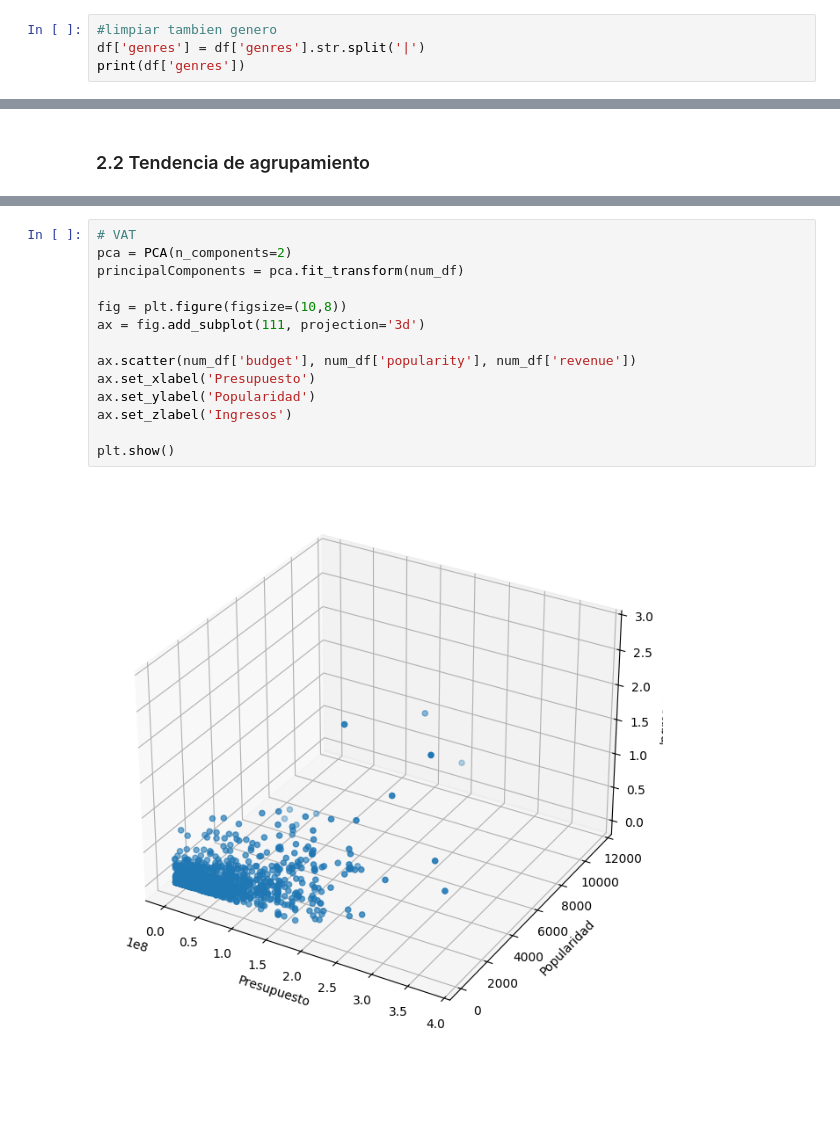
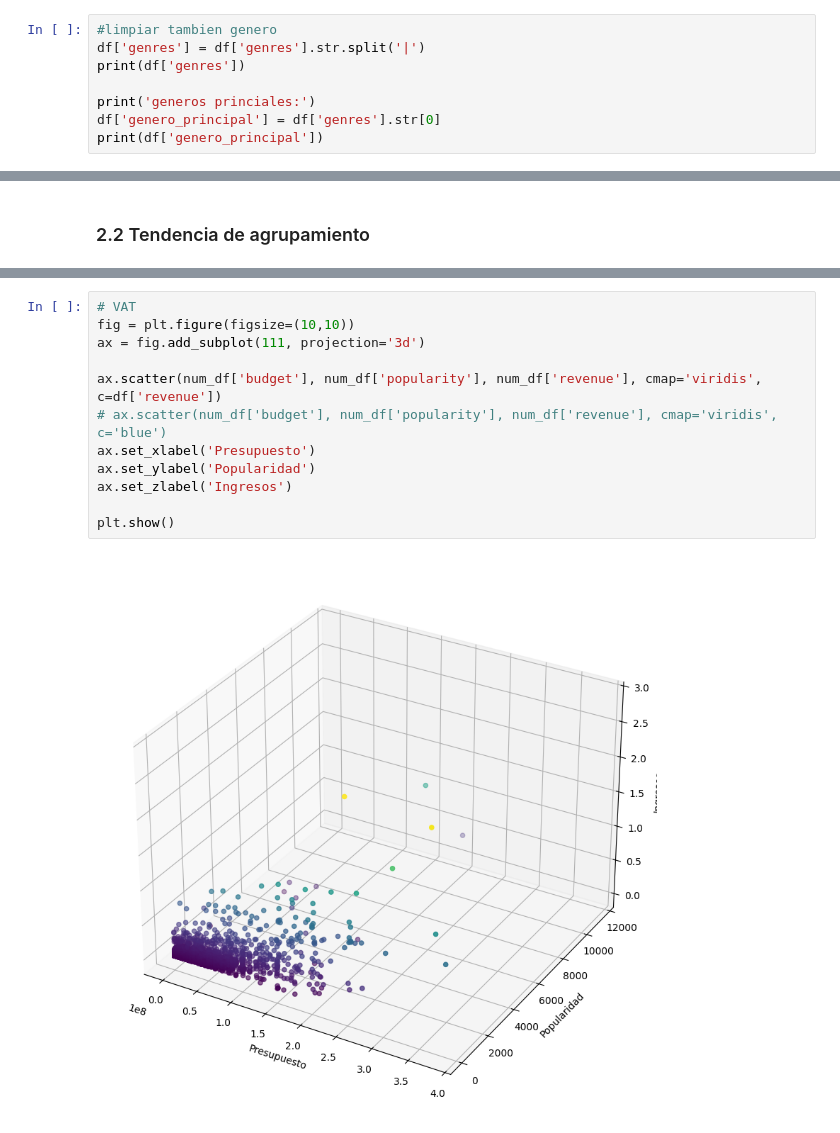
Before and after one commit to angelargd8/HTD2-MDD, a Jupyter notebook: main.ipynb, the cells around one changed output, grey strips where cells are left out. Cells and saved outputs as stored; diff of their text form; blank space fills up the shorter version.

```diff
--- a/main.ipynb
+++ b/main.ipynb
@@ -259,6 +263,10 @@ Name: actorsPopularity_avg, Length: 3507, dtype: float64
 #limpiar tambien genero
 df['genres'] = df['genres'].str.split('|')
 print(df['genres'])
+
+print('generos princiales:')
+df['genero_principal'] = df['genres'].str[0]
+print(df['genero_principal'])
 # %% [output]
 0                    [Crime, Comedy]
 10      [Adventure, Fantasy, Action]
@@ -380,16 +397,14 @@ El valor de Hopkins es:  0.0026346015080979087
 # %%
 # VAT
-pca = PCA(n_components=2)
-principalComponents = pca.fit_transform(num_df)
-
-fig = plt.figure(figsize=(10,8))
+fig = plt.figure(figsize=(10,10))
 ax = fig.add_subplot(111, projection='3d')
 
-ax.scatter(num_df['budget'], num_df['popularity'], num_df['revenue'])
+ax.scatter(num_df['budget'], num_df['popularity'], num_df['revenue'], cmap='viridis', c=df['revenue'])
+# ax.scatter(num_df['budget'], num_df['popularity'], num_df['revenue'], cmap='viridis', c='blue')
 ax.set_xlabel('Presupuesto')
 ax.set_ylabel('Popularidad')
 ax.set_zlabel('Ingresos')
 
 plt.show()
 # %% [output]
-[figure, old version]
+[figure, new version]
```
Also changed, not shown: parts of 23 cells of this notebook.
